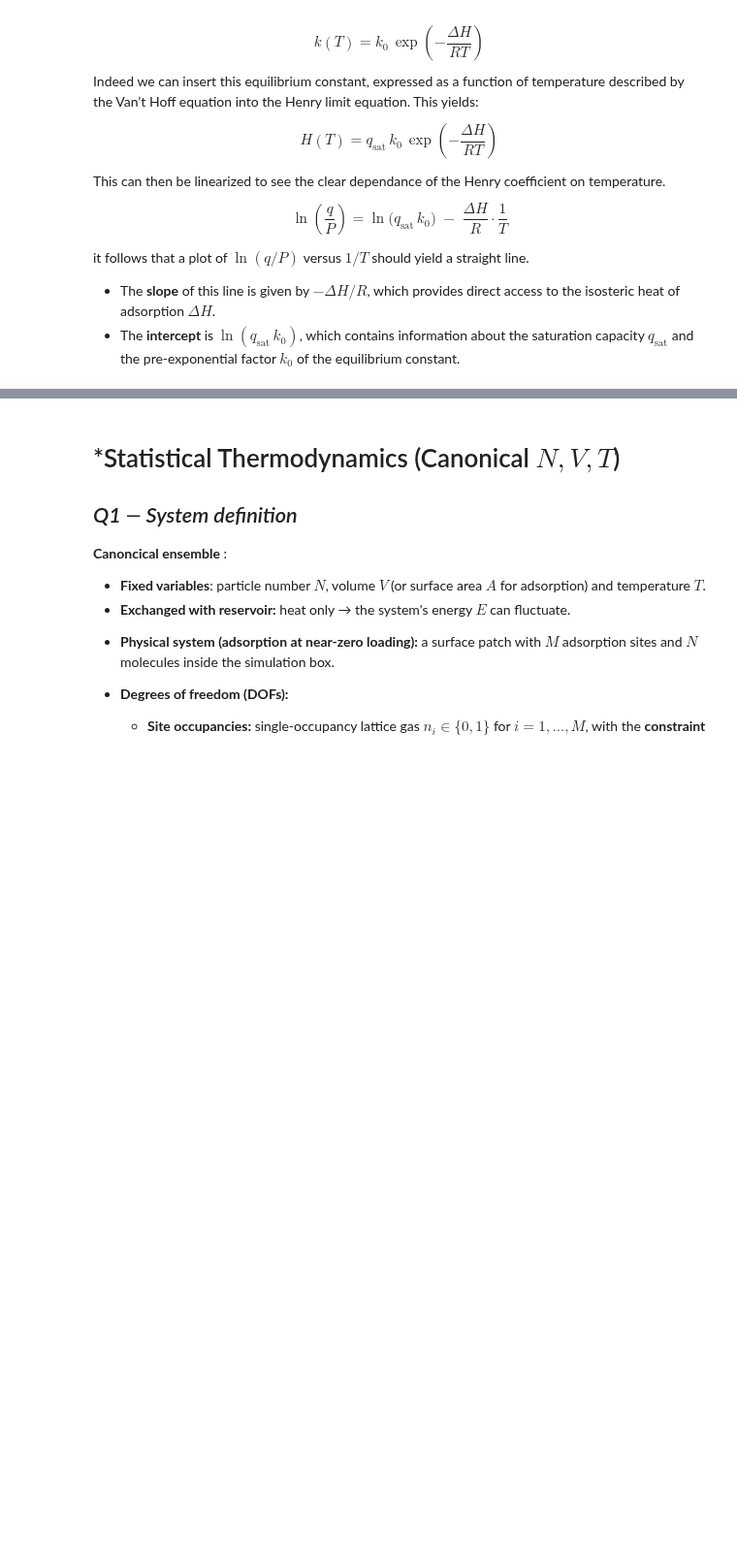
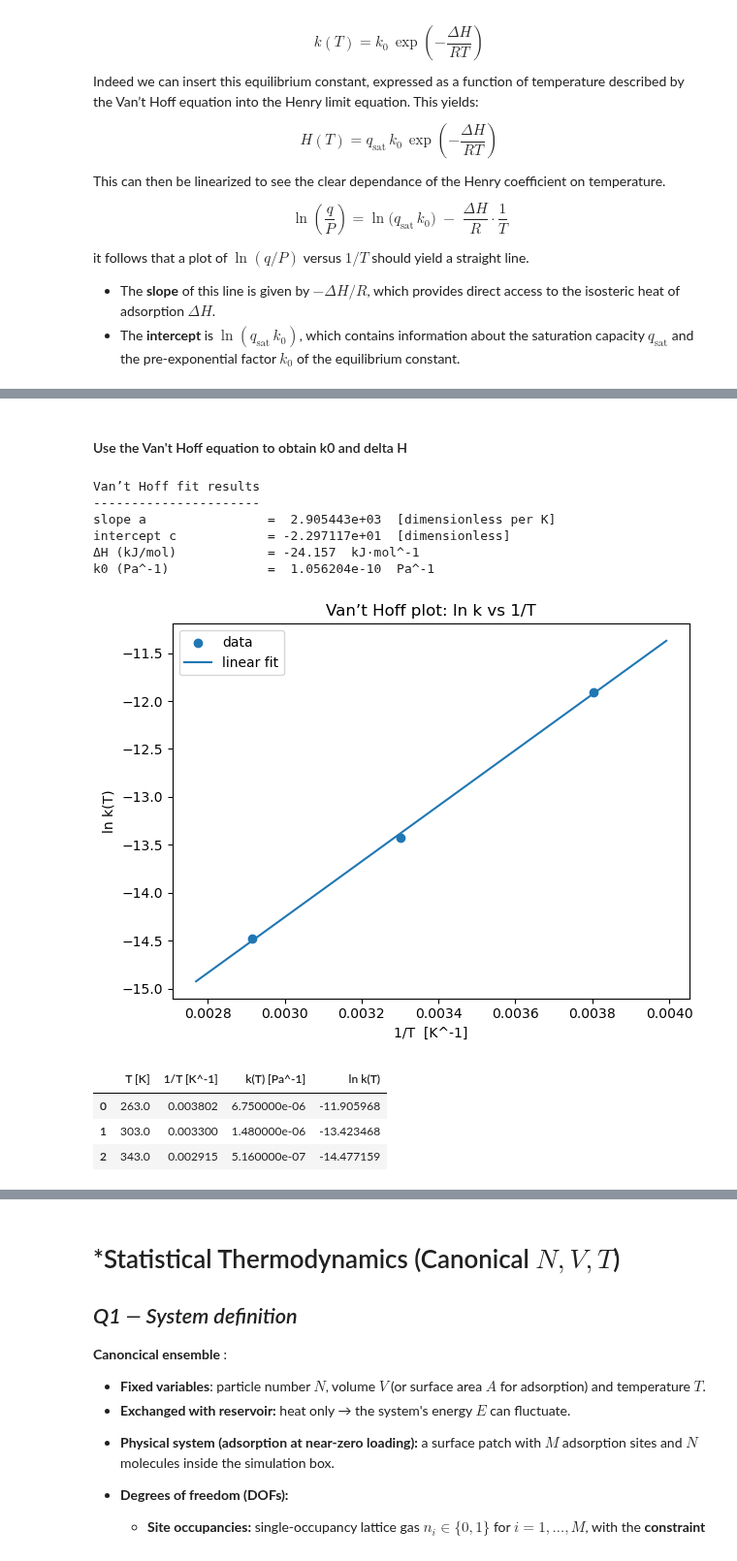
Before and after one commit to SerenaBouChaaya/modeling-lab-block-2-assignment-1, a Jupyter notebook: BLOCK 2/GroupC_Block2 _assignment1.ipynb, the cells around one changed output, grey strips where cells are left out. Shown at 97% size. Drawn from its saved outputs; the diff is of its cells as text; code cells hidden in the pictures; blank space fills up the shorter version.

```diff
--- a/BLOCK 2/GroupC_Block2 _assignment1.ipynb
+++ b/BLOCK 2/GroupC_Block2 _assignment1.ipynb
@@ -86,0 +158,63 @@ it follows that a plot of $\ln(q/P)$ versus $1/T$ should yield a straight line.
+# %% [markdown]
+#### Use the Van't Hoff equation to obtain k0 and delta H
+# %%
+import numpy as np
+import pandas as pd
+import matplotlib.pyplot as plt
+
+T = np.array([263.0, 303.0, 343.0], dtype=float)
+k = np.array([6.75e-06, 1.48e-06, 5.16e-07], dtype=float)
+
+# ---- Van’t Hoff fit: ln k vs 1/T ----
+R = 8.314462618e-3  # kJ·mol^-1·K^-1 (use kJ so ΔH comes out in kJ/mol)
+
+invT = 1.0 / T
+lnk = np.log(k)
+
+# Linear regression: lnk = a*(1/T) + c   where a = -ΔH/R, c = ln(k0)
+a, c = np.polyfit(invT, lnk, 1)
+DeltaH_kJ_per_mol = -a * R
+k0 = float(np.exp(c))
+
+
+print("Van’t Hoff fit results")
+print("----------------------")
+print(f"slope a                = {a: .6e}  [dimensionless per K]")
+print(f"intercept c            = {c: .6e}  [dimensionless]")
+print(f"ΔH (kJ/mol)            = {DeltaH_kJ_per_mol: .3f}  kJ·mol^-1")
+print(f"k0 (Pa^-1)             = {k0: .6e}  Pa^-1")
+
+# ---- (Optional) Plot ln(k) vs 1/T with fit ----
+xfit = np.linspace(invT.min()*0.95, invT.max()*1.05, 200)
+yfit = a * xfit + c
+
+plt.figure()
+plt.scatter(invT, lnk, label="data")
+plt.plot(xfit, yfit, label="linear fit")
+plt.xlabel("1/T  [K^-1]")
+plt.ylabel("ln k(T)")
+plt.title("Van’t Hoff plot: ln k vs 1/T")
+plt.legend()
+plt.tight_layout()
+plt.show()
+
+res = pd.DataFrame({
+    "T [K]": T,
+    "1/T [K^-1]": invT,
+    "k(T) [Pa^-1]": k,
+    "ln k(T)": lnk
+}).sort_values("T [K]").reset_index(drop=True)
+
+res
+# %% [output]
+Van’t Hoff fit results
+----------------------
+slope a                =  2.905443e+03  [dimensionless per K]
+intercept c            = -2.297117e+01  [dimensionless]
+ΔH (kJ/mol)            = -24.157  kJ·mol^-1
+k0 (Pa^-1)             =  1.056204e-10  Pa^-1
+[figure, added]
+|  | T [K] | 1/T [K^-1] | k(T) [Pa^-1] | ln k(T) |
+| 0 | 263.0 | 0.003802 | 6.750000e-06 | -11.905968 |
+| 1 | 303.0 | 0.003300 | 1.480000e-06 | -13.423468 |
+| 2 | 343.0 | 0.002915 | 5.160000e-07 | -14.477159 |
```
Also changed, not shown: parts of 5 cells of this notebook, 1 other file.
